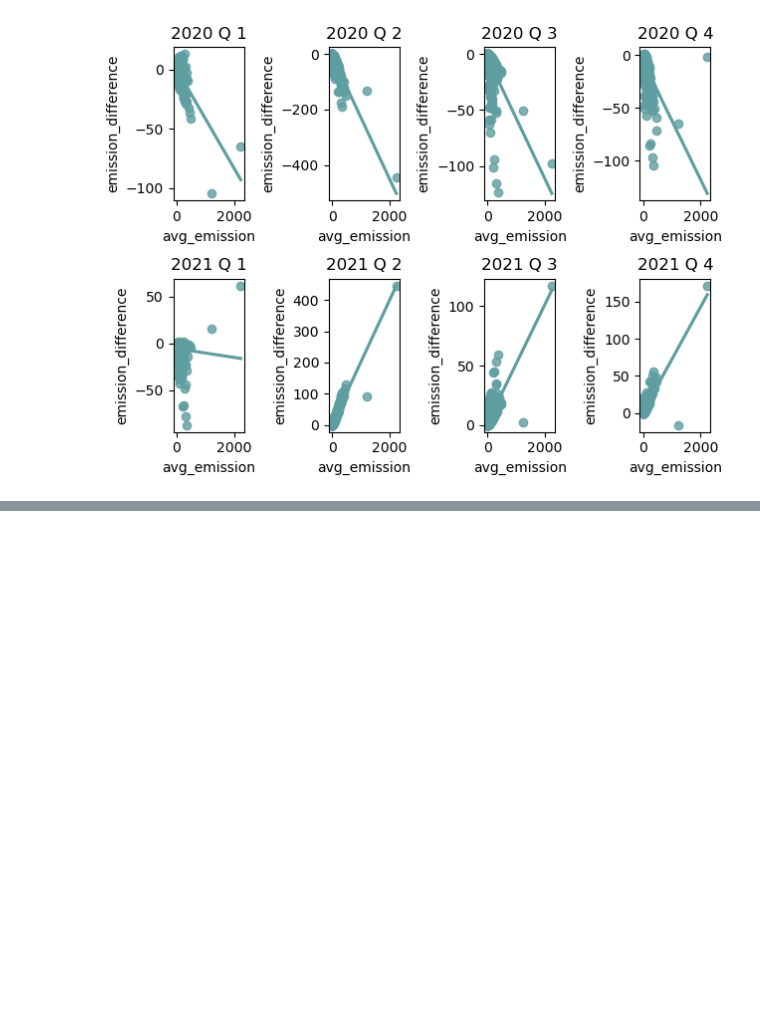
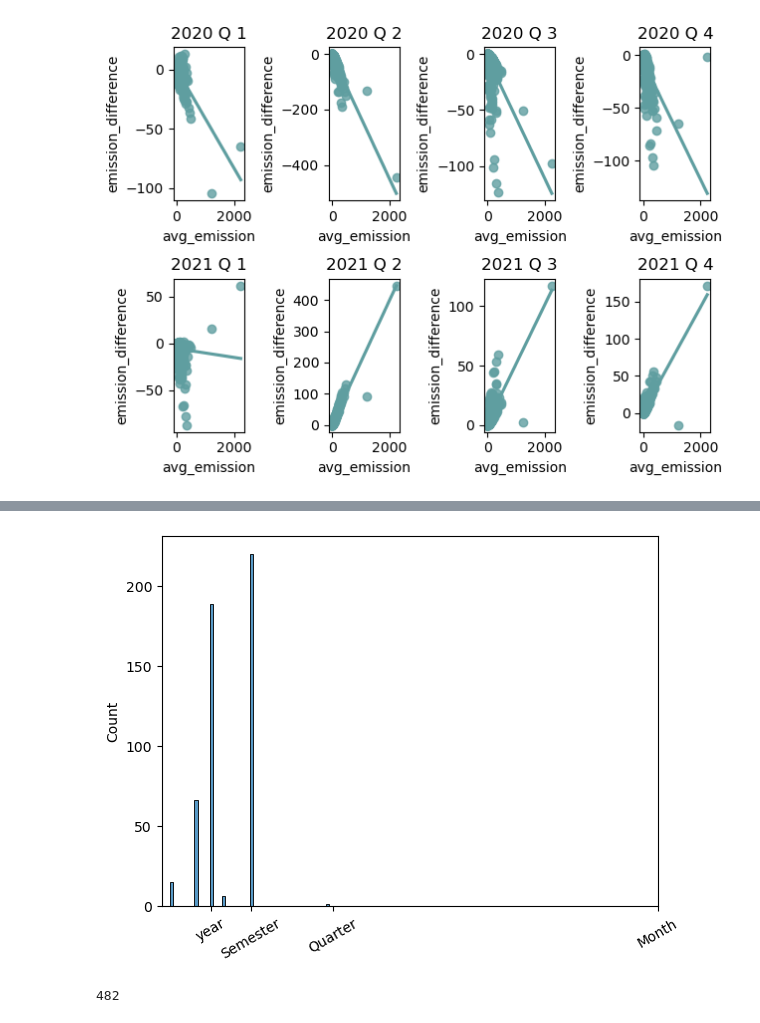
Before and after one commit to Ani-Sako/pss3e20-predicting-c02-emissions, a Jupyter notebook: predicting-co2-emissions-eda.ipynb, the cells around one changed output, grey strips where cells are left out. Saved outputs shown, nothing was run; the diff lists cells and outputs as text; code cells hidden in the pictures; blank space fills up the shorter version.

Commit message:
Added seasonality analysis of timeseries

```diff
--- a/predicting-co2-emissions-eda.ipynb
+++ b/predicting-co2-emissions-eda.ipynb
@@ -353,0 +357,32 @@ We are currently working with a timeseries for 497 locations. Studying the seaso
+# %%
+seasons = ['Week', 'Month', 'Quarter', 'Semester']
+season_frequencies = [52, 12, 4, 2]
+max_psd = [0]*(df.loc[:,['latitude','longitude']]\
+                                                .drop_duplicates().shape[0])
+fs = season_frequencies[0]
+min_freq = 1-0.5
+
+timeseries=0
+for index,location in df.loc[:,['latitude', 'longitude']]\
+                        .drop_duplicates().iterrows():
+    current_timeseries = df.loc[(df['latitude'] == location[0]) &
+                                (df['longitude'] == location[1]),
+                                'emission']
+    f, psd = signal.periodogram(current_timeseries, fs, scaling = 'spectrum')
+
+    min_freq_idx = 0
+    while f[min_freq_idx] < min_freq:
+        min_freq_idx+=1
+
+    max_psd[timeseries] = f[np.where(psd == np.max(psd[min_freq_idx::]))[0][0]]
+    timeseries+=1
+
+ax = sns.histplot(max_psd, bins=52)
+ax.set_xticks(season_frequencies[1::]+[1]);
+ax.set_xticklabels(seasons[1::]+['year'], rotation=30);
+# %% [output]
+[figure, added]
+# %%
+np.count_nonzero(np.array(max_psd))
+# %% [output]
+482
```
Also changed, not shown: parts of 13 cells of this notebook.
